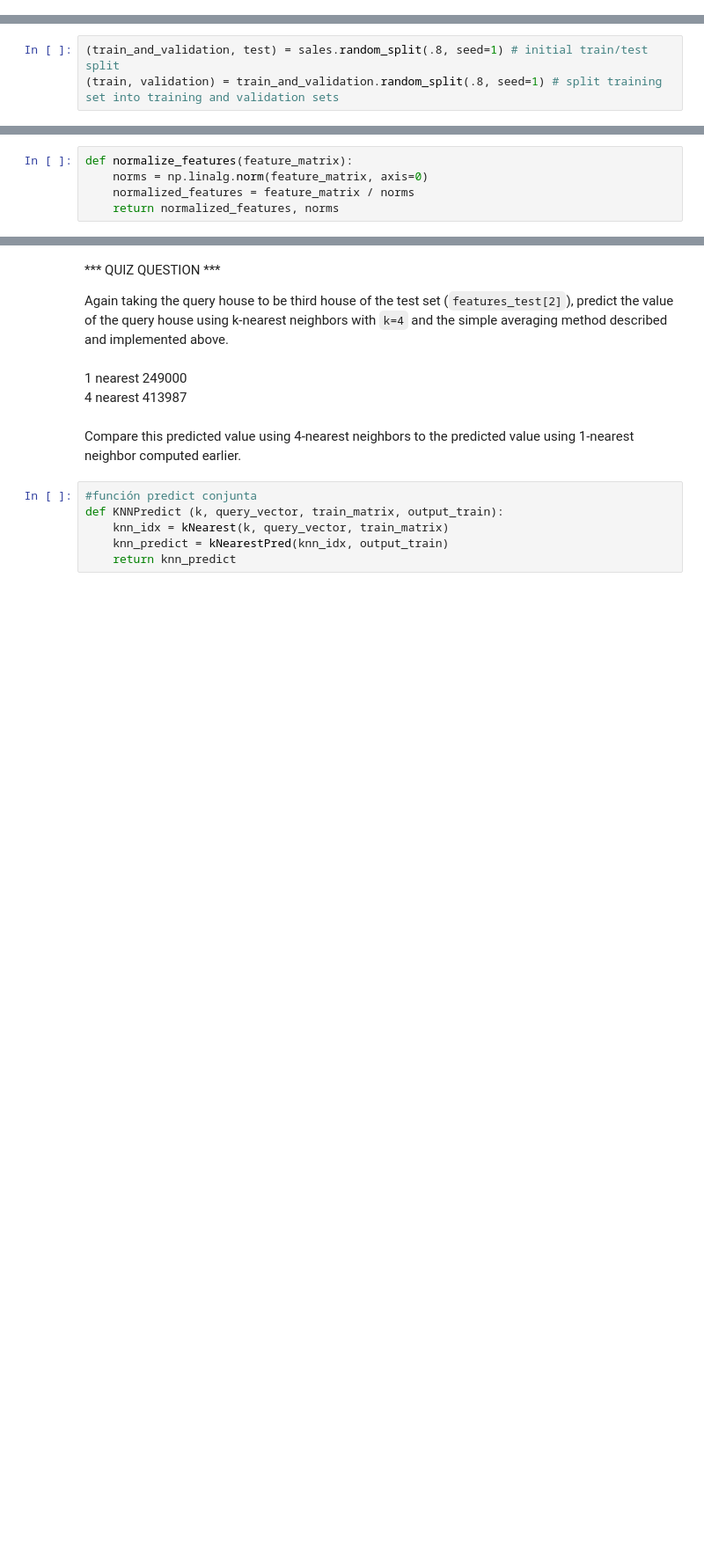
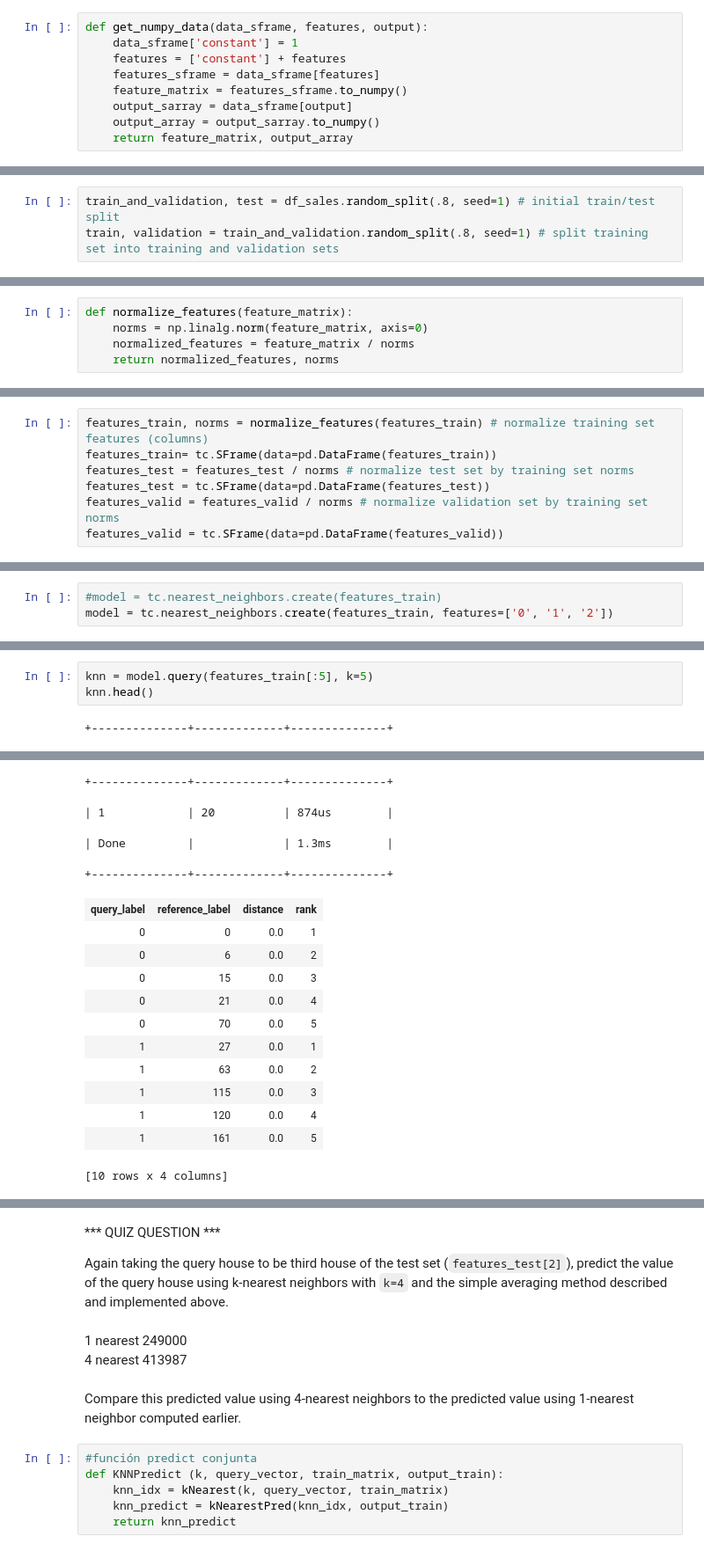
Before and after one commit to pedrohserrano/machine-learning-use-cases, a Jupyter notebook: courses/regression/local-regression.ipynb, the cells around one changed output, grey strips where cells are left out. Shown at 88% size. Cells and saved outputs as stored; diff of their text form; blank space fills up the shorter version.

```diff
--- a/courses/regression/local-regression.ipynb
+++ b/courses/regression/local-regression.ipynb
@@ -62 +64,10 @@ def get_numpy_data(data_sframe, features, output):
+# %%
+def get_numpy_data(data_sframe, features, output):
+    data_sframe['constant'] = 1
+    features = ['constant'] + features
+    features_sframe = data_sframe[features]
+    feature_matrix = features_sframe.to_numpy()
+    output_sarray = data_sframe[output]
+    output_array = output_sarray.to_numpy()
+    return feature_matrix, output_array
 # %%
@@ -75,6 +80,6 @@ nos basamos en lo hecho en el curso de Esponda, primero se separa y luego se nor
 # %%
-(train_and_validation, test) = sales.random_split(.8, seed=1) # initial train/test split
-(train, validation) = train_and_validation.random_split(.8, seed=1) # split training set into training and validation sets
+train_and_validation, test = df_sales.random_split(.8, seed=1) # initial train/test split
+train, validation = train_and_validation.random_split(.8, seed=1) # split training set into training and validation sets
 # %% [markdown]
 # Extract features and normalize
 # %% [markdown]
@@ -434,0 +121,7 @@ kNearestPred(knn4, output_train)
+# %%
+features_train, norms = normalize_features(features_train) # normalize training set features (columns)
+features_train= tc.SFrame(data=pd.DataFrame(features_train))
+features_test = features_test / norms # normalize test set by training set norms
+features_test = tc.SFrame(data=pd.DataFrame(features_test))
+features_valid = features_valid / norms # normalize validation set by training set norms
+features_valid = tc.SFrame(data=pd.DataFrame(features_valid))
@@ -434,0 +130,3 @@ kNearestPred(knn4, output_train)
+# %%
+#model = tc.nearest_neighbors.create(features_train)
+model = tc.nearest_neighbors.create(features_train, features=['0', '1', '2'])
@@ -434,0 +163,5 @@ kNearestPred(knn4, output_train)
+# %%
+knn = model.query(features_train[:5], k=5)
+knn.head()
+# %% [output]
++--------------+-------------+--------------+
@@ -434,0 +169,16 @@ kNearestPred(knn4, output_train)
++--------------+-------------+--------------+
+| 1            | 20          | 874us        |
+| Done         |             | 1.3ms        |
++--------------+-------------+--------------+
+| query_label | reference_label | distance | rank |
+| 0 | 0 | 0.0 | 1 |
+| 0 | 6 | 0.0 | 2 |
+| 0 | 15 | 0.0 | 3 |
+| 0 | 21 | 0.0 | 4 |
+| 0 | 70 | 0.0 | 5 |
+| 1 | 27 | 0.0 | 1 |
+| 1 | 63 | 0.0 | 2 |
+| 1 | 115 | 0.0 | 3 |
+| 1 | 120 | 0.0 | 4 |
+| 1 | 161 | 0.0 | 5 |
+[10 rows x 4 columns]
```
Also changed, not shown: parts of 92 cells of this notebook, 2 other files.
